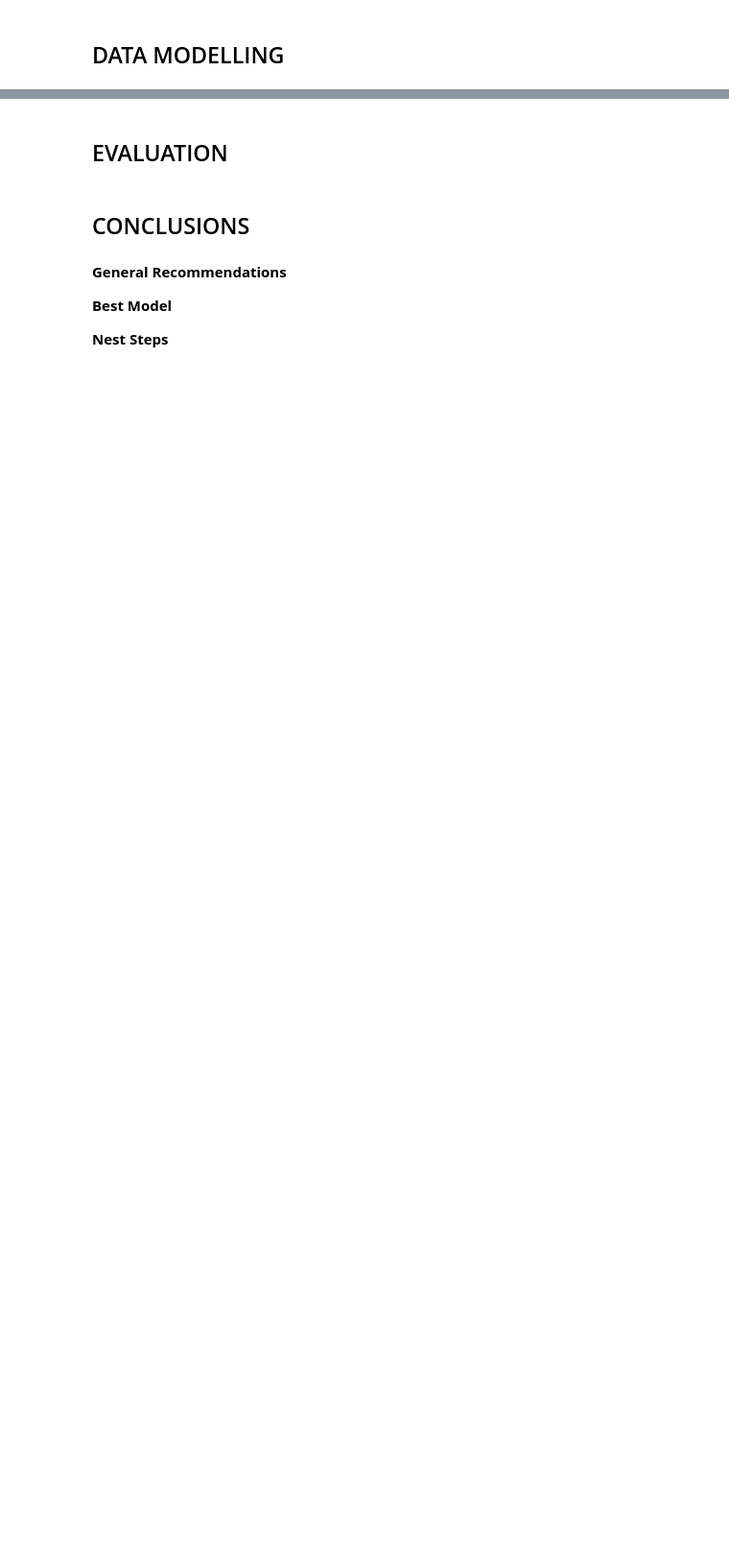
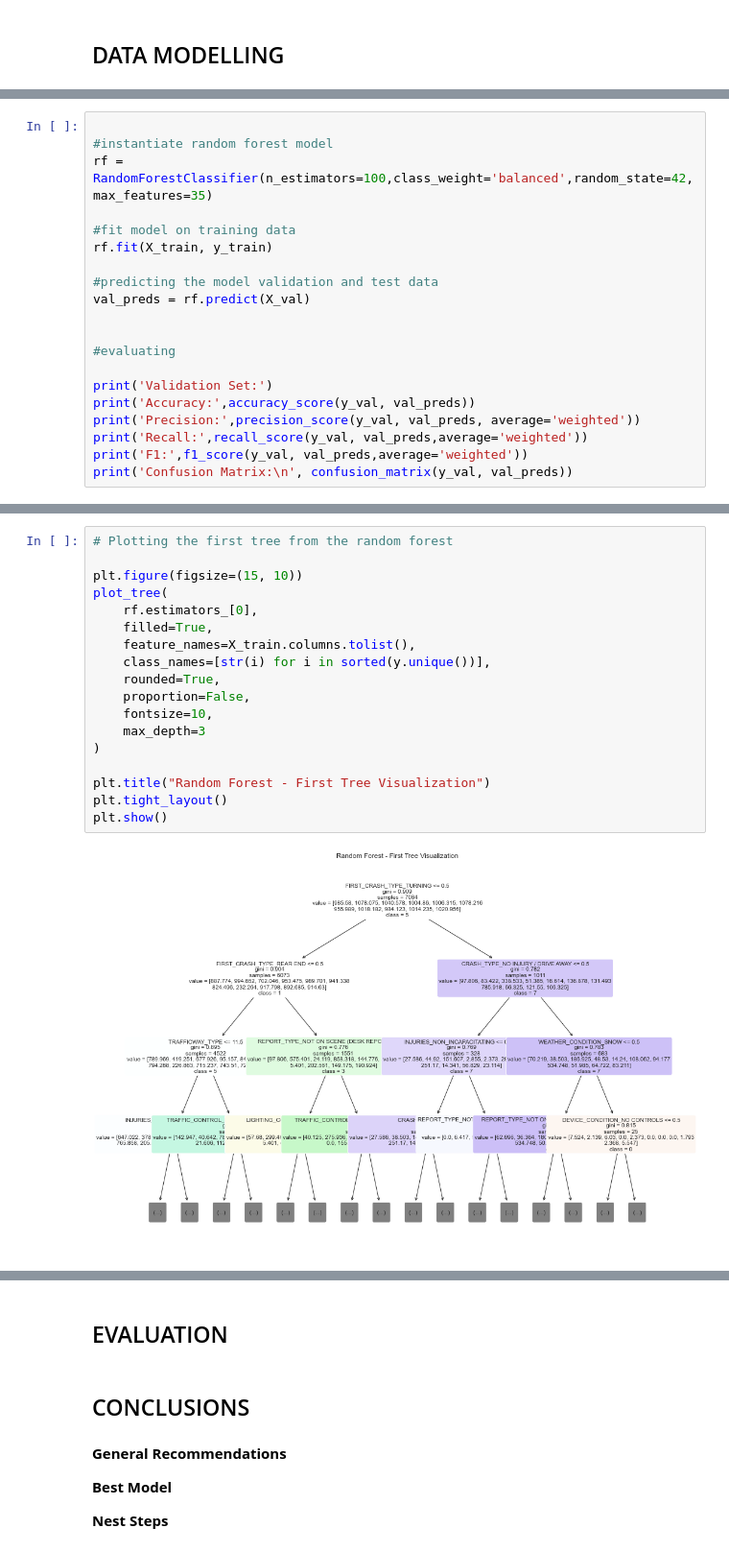
Before and after one commit to eugene-maina72/Phase_4_Project-Model_Interpretability, a Jupyter notebook: notebook.ipynb, the cells around one changed output, grey strips where cells are left out. Shown at 96% size. Cells and saved outputs as stored; diff of their text form; blank space fills up the shorter version.

```diff
--- a/notebook.ipynb
+++ b/notebook.ipynb
@@ -648,0 +720,20 @@ Training set shape: (535080, 114), Validation set shape: (133771, 114), Test set
+# %%
+
+#instantiate random forest model
+rf = RandomForestClassifier(n_estimators=100,class_weight='balanced',random_state=42, max_features=35)
+
+#fit model on training data
+rf.fit(X_train, y_train)
+
+#predicting the model validation and test data
+val_preds = rf.predict(X_val)
+
+
+#evaluating
+
+print('Validation Set:')
+print('Accuracy:',accuracy_score(y_val, val_preds))
+print('Precision:',precision_score(y_val, val_preds, average='weighted'))
+print('Recall:',recall_score(y_val, val_preds,average='weighted'))
+print('F1:',f1_score(y_val, val_preds,average='weighted'))
+print('Confusion Matrix:\n', confusion_matrix(y_val, val_preds))
@@ -648,0 +758,20 @@ Training set shape: (535080, 114), Validation set shape: (133771, 114), Test set
+# %%
+# Plotting the first tree from the random forest
+
+plt.figure(figsize=(15, 10))
+plot_tree(
+    rf.estimators_[0],
+    filled=True,
+    feature_names=X_train.columns.tolist(),
+    class_names=[str(i) for i in sorted(y.unique())],
+    rounded=True,
+    proportion=False,
+    fontsize=10,
+    max_depth=3
+)
+
+plt.title("Random Forest - First Tree Visualization")
+plt.tight_layout()
+plt.show()
+# %% [output]
+[figure, added]
```
Also changed, not shown: parts of 23 cells of this notebook, 5 other files.
